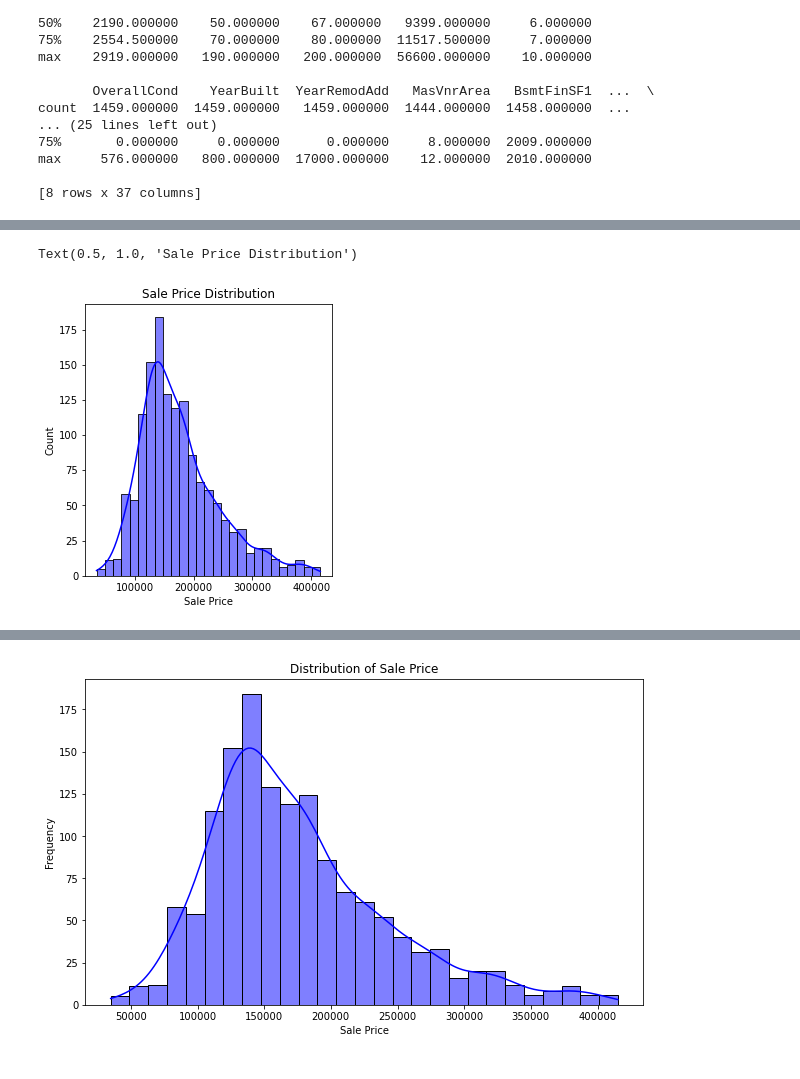
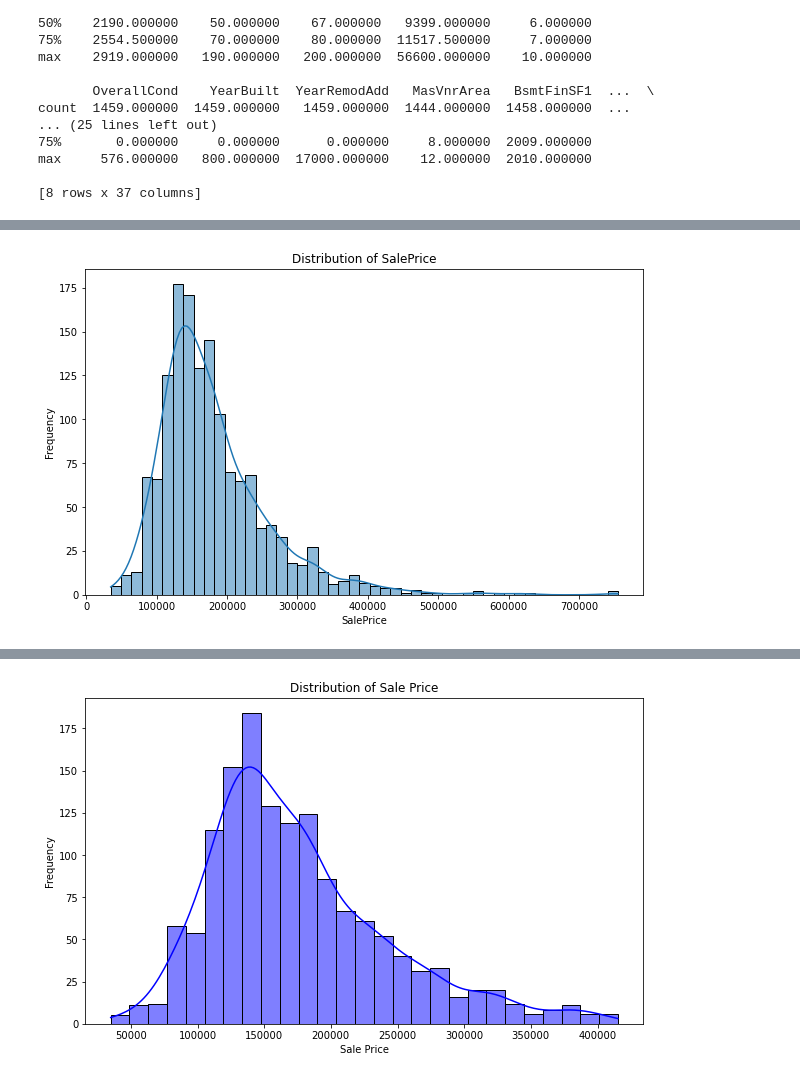
Before and after one commit to 1Wambugu/House-Prices, a Jupyter notebook: PricesAnalysis.ipynb, the cells around one changed output, grey strips where cells are left out. Drawn from its saved outputs; the diff is of its cells as text; code cells hidden in the pictures.

```diff
--- a/PricesAnalysis.ipynb
+++ b/PricesAnalysis.ipynb
@@ -54,11 +84,10 @@ max     576.000000   800.000000  17000.000000    12.000000  2010.000000
 # %%
 # Summary Statistics
-summary_stats = train_data[['SalePrice', 'TotRmsAbvGrd', 'OverallCond']].describe()
-plt.figure(figsize=(15, 5))
-plt.subplot(131)
-sns.histplot(train_data['SalePrice'], kde=True, color='blue')
-plt.xlabel('Sale Price')
-plt.title('Sale Price Distribution')
+plt.figure(figsize=(10, 6))
+sns.histplot(train_data['SalePrice'], kde=True)
+plt.title('Distribution of SalePrice')
+plt.xlabel('SalePrice')
+plt.ylabel('Frequency')
+plt.show()
 # %% [output]
-Text(0.5, 1.0, 'Sale Price Distribution')
-[figure, old version]
+[figure, new version]
```
Also changed, not shown: parts of 24 cells of this notebook, 1 other file.
